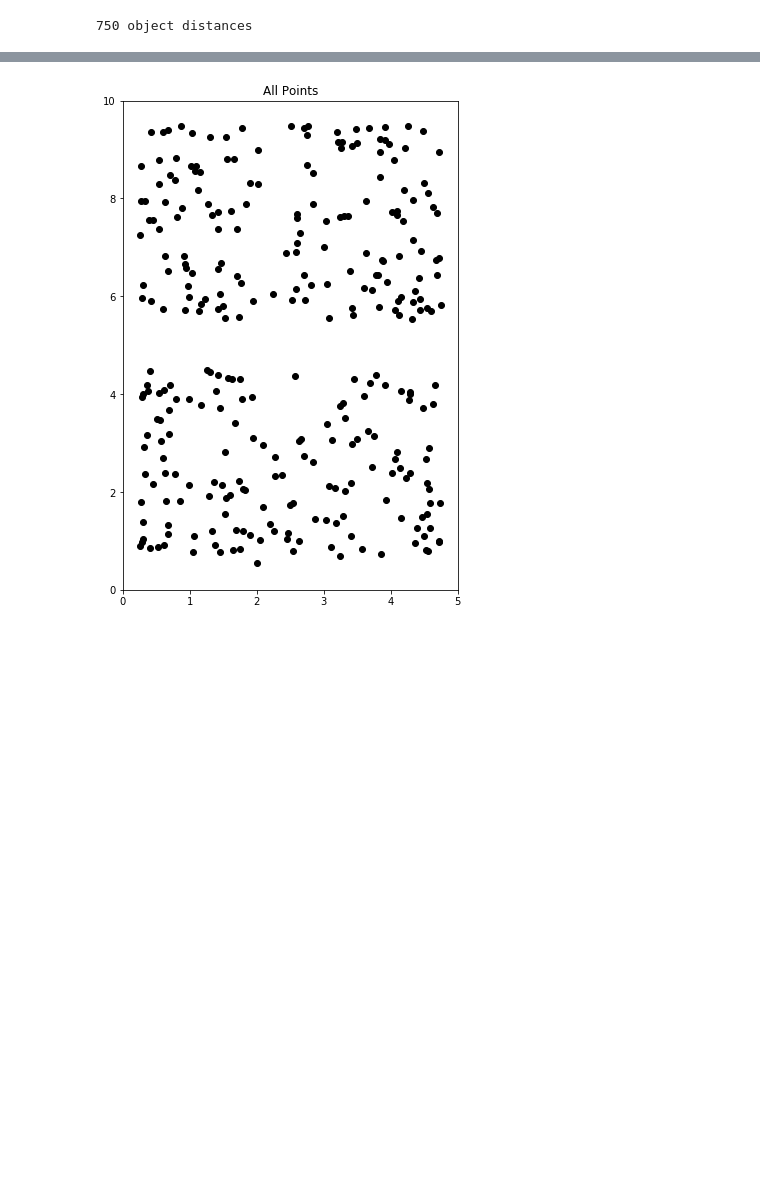
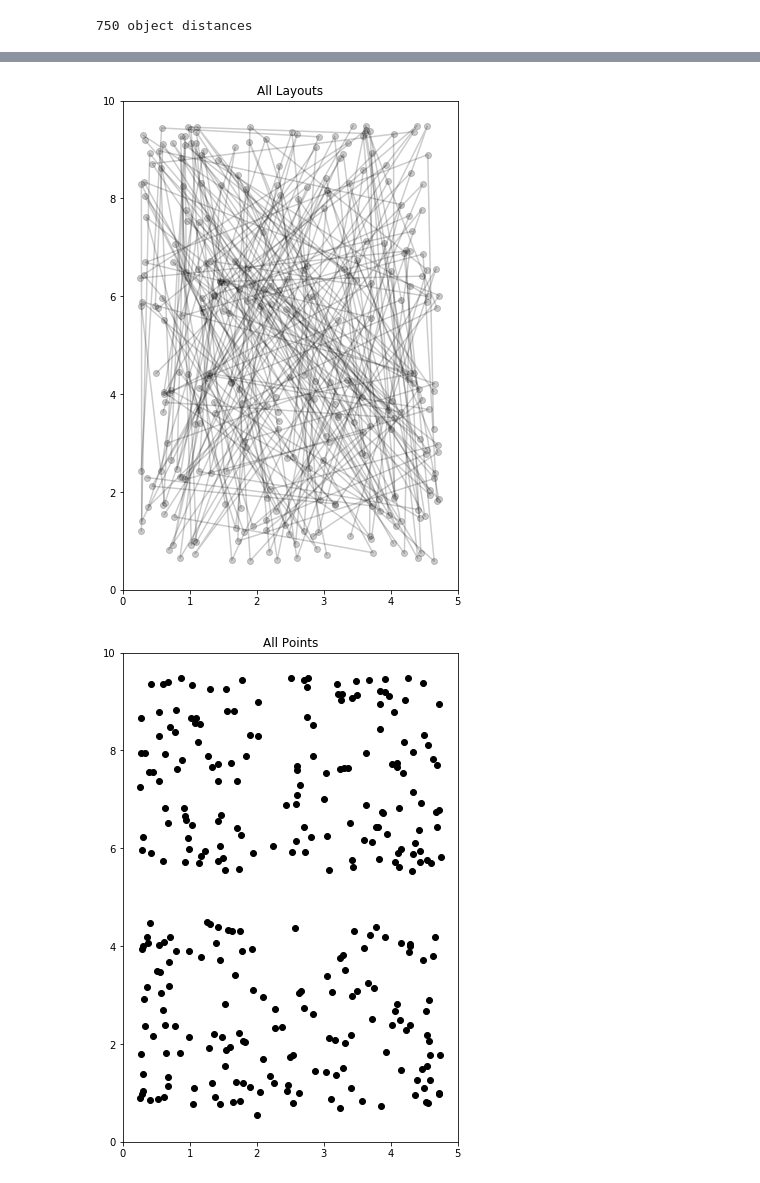
Before and after one commit to huffman-spatial-cognition-lab/Landmarks, a Jupyter notebook: pythonTrialConfiguration/v3.ipynb, the cells around one changed output, grey strips where cells are left out. Drawn from its saved outputs; the diff is of its cells as text; code cells hidden in the pictures; blank space fills up the shorter version.

```diff
--- a/pythonTrialConfiguration/v3.ipynb
+++ b/pythonTrialConfiguration/v3.ipynb
@@ -193,7 +212,7 @@ for i, lay in enumerate(layouts):
 # %%
 fig, axs = plt.subplots(figsize = (6, 9))
 for lay in layouts:
-    plt.plot([p.x for p in lay], [p.y for p in lay], "k-o", alpha = 0.1)
+    plt.plot([p.x for p in lay], [p.y for p in lay], "k-o", alpha = 0.2)
 plt.title("All Layouts")
 plt.xlim([0, WIDTH])
 plt.ylim([0, LENGTH])
@@ -203,3 +221,4 @@ plt.show()
+[figure, added]
 # %%
 fig, axs = plt.subplots(figsize = (6, 9))
 for lay in layouts:
```
Also changed, not shown: parts of 11 cells of this notebook.
